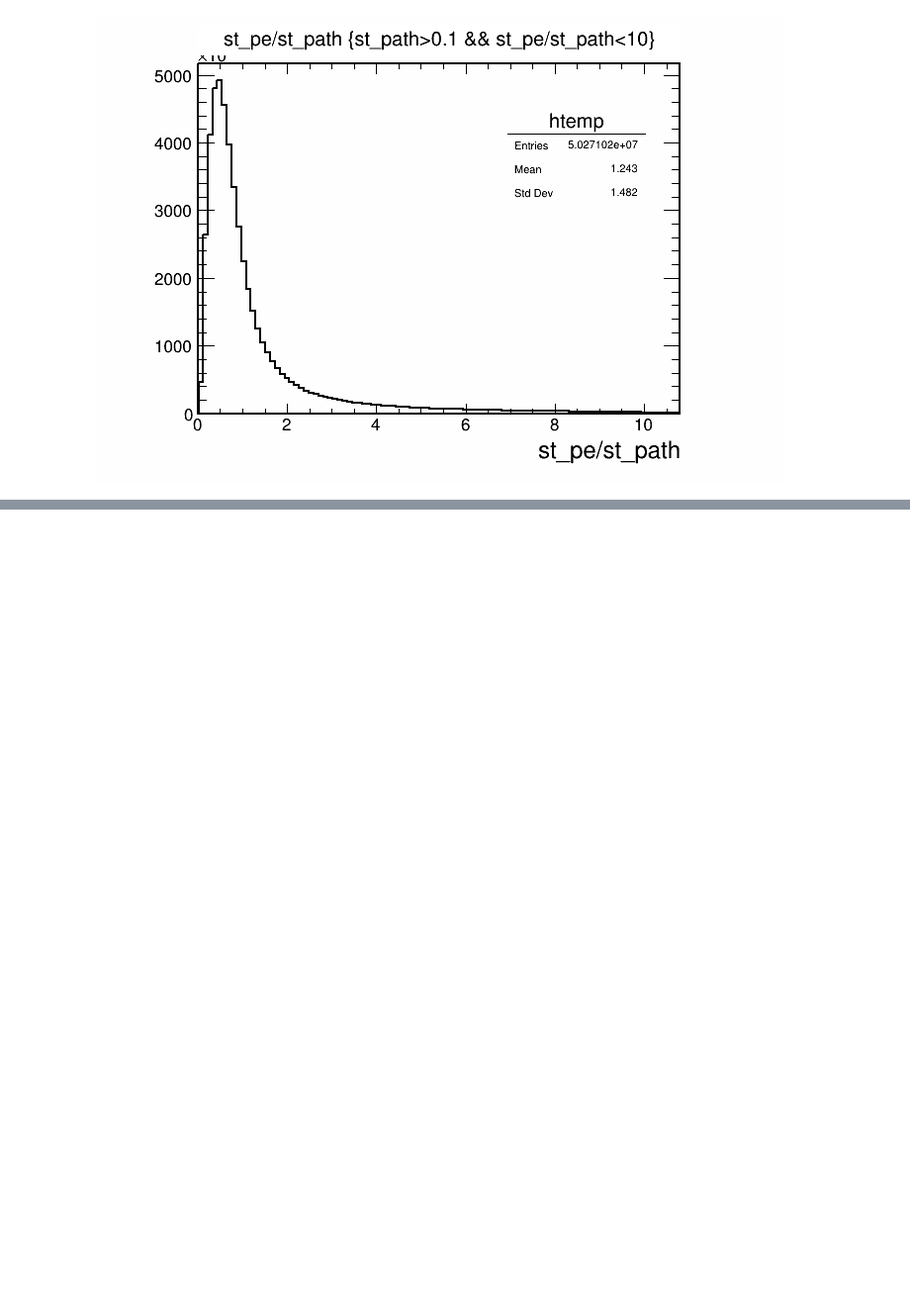
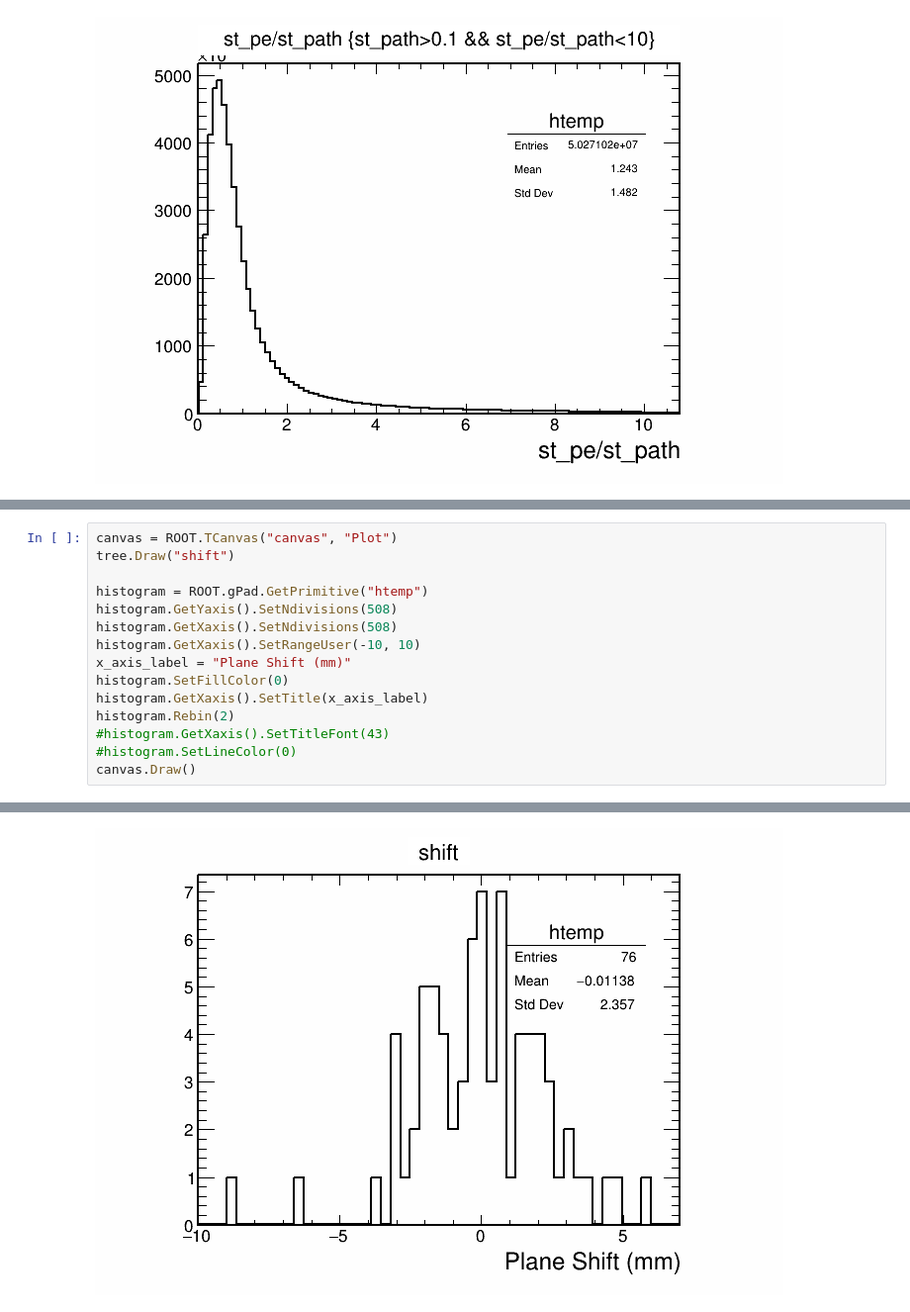
Before and after one commit to wcaune/DUNE_N, a Jupyter notebook: AlignmentCalibration/12-21-23.ipynb, the cells around one changed output, grey strips where cells are left out. Shown at 99% size. Saved outputs shown, nothing was run; the diff lists cells and outputs as text; blank space fills up the shorter version.

```diff
--- a/AlignmentCalibration/12-21-23.ipynb
+++ b/AlignmentCalibration/12-21-23.ipynb
@@ -80,0 +126,16 @@ canvas.Draw()
+# %%
+canvas = ROOT.TCanvas("canvas", "Plot")
+tree.Draw("shift")
+
+histogram = ROOT.gPad.GetPrimitive("htemp")
+histogram.GetYaxis().SetNdivisions(508)
+histogram.GetXaxis().SetNdivisions(508)
+histogram.GetXaxis().SetRangeUser(-10, 10)
+x_axis_label = "Plane Shift (mm)"
+histogram.SetFillColor(0)
+histogram.GetXaxis().SetTitle(x_axis_label)
+histogram.Rebin(2)
+#histogram.GetXaxis().SetTitleFont(43)
+#histogram.SetLineColor(0)
+canvas.Draw()
+# %% [output]
@@ -80,0 +143 @@ canvas.Draw()
+[figure, added]
```
Also changed, not shown: parts of 4 cells of this notebook, 9 other files.
